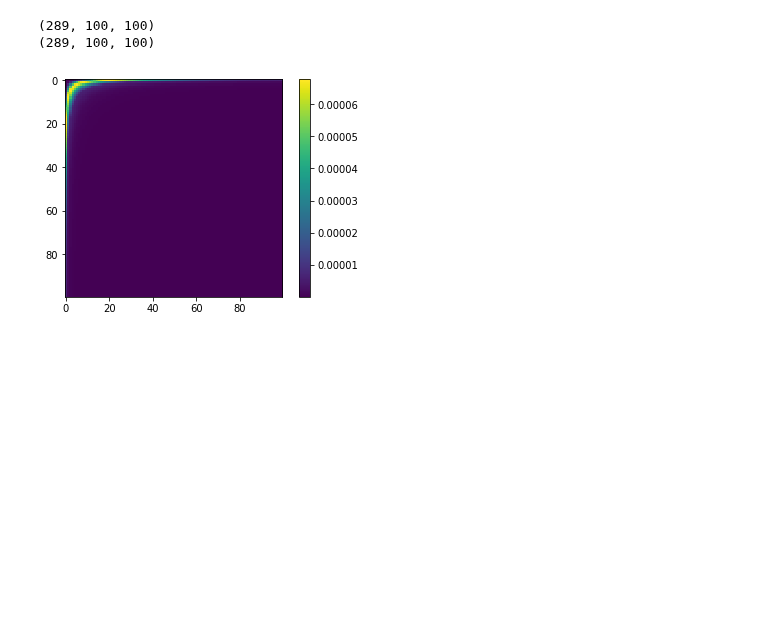
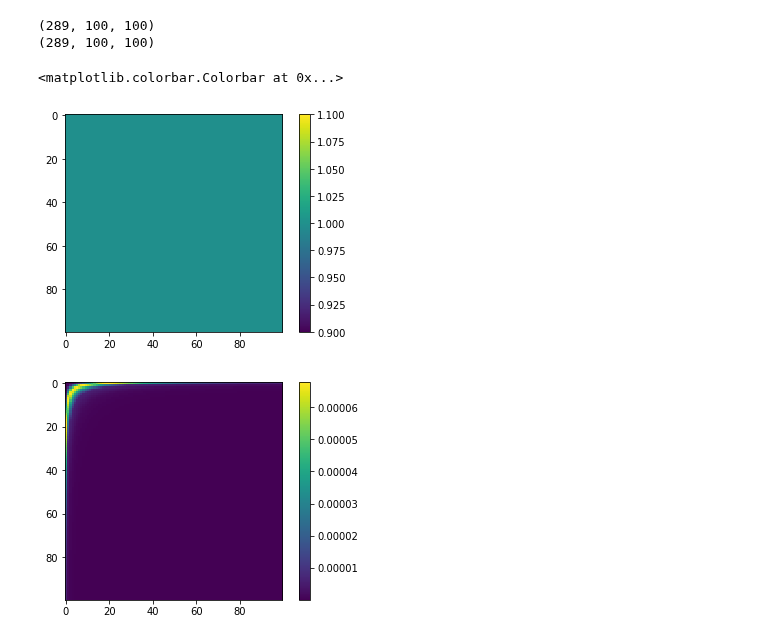
Before and after one commit to VMBoehm/postlimber, a Jupyter notebook: notebooks/PostBornTerms without Limber new approach- additional terms.ipynb, the cells around one changed output. Drawn from its saved outputs; the diff is of its cells as text; code cells hidden in the pictures; blank space fills up the shorter version.

```diff
--- a/notebooks/PostBornTerms without Limber new approach- additional terms.ipynb
+++ b/notebooks/PostBornTerms without Limber new approach- additional terms.ipynb
@@ -166,6 +166,14 @@ print(clphipsi.shape)
 # %% [output]
 (289, 100, 100)
 (289, 100, 100)
+# %%
+chimaxs = np.load('../G_matrices/clphidelta_parallel_MB2_chimaxs.npy')
+chimaxs2 =  t_.reshape(-1, 1)*t_.reshape(1, -1)*chi_cmb
+plt.imshow(chimaxs2/chimaxs)
+plt.colorbar()
+# %% [output]
+<matplotlib.colorbar.Colorbar at 0x...>
+[figure, added]
 # %%
 clphidelta_Chirag  = np.load('../output/cm_clmesh/cldeltachiphi.npy')
 clphipsi_Chirag   = np.load('../output/cm_clmesh/clpsiphicmb.npy')
```
Also changed, not shown: parts of 2 cells of this notebook, 2 other files.
